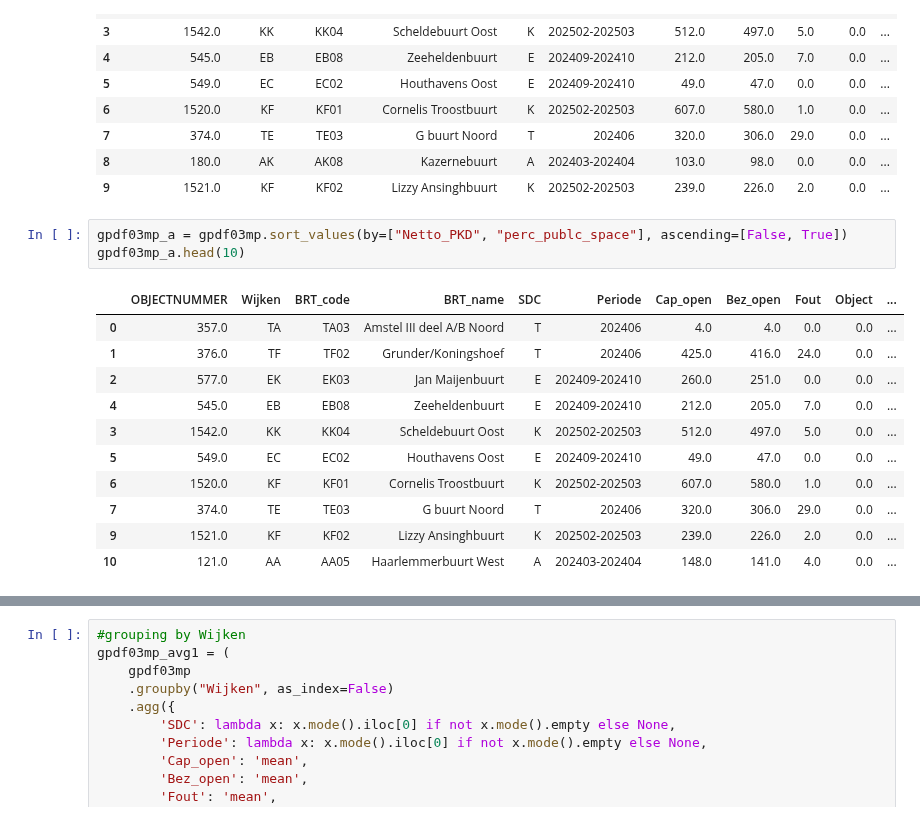
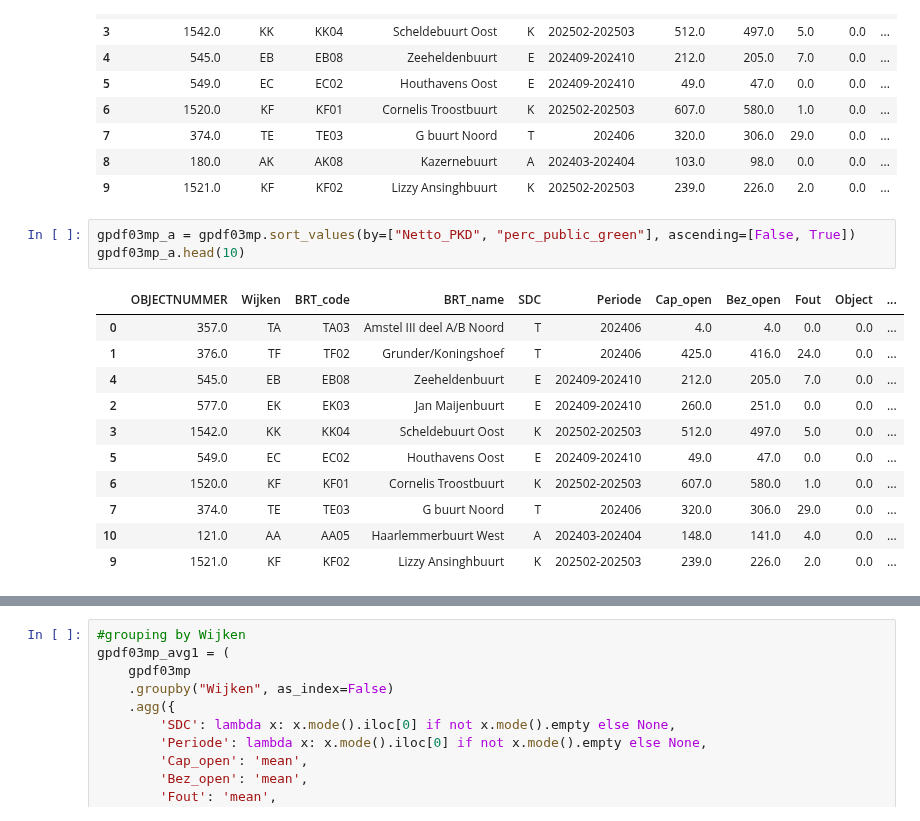
Before and after one commit to bram-villanueva/paper_project, a Jupyter notebook: park_prs_and_green.ipynb, the cells around one changed output, grey strips where cells are left out. Saved outputs shown, nothing was run; the diff lists cells and outputs as text.

```diff
--- a/park_prs_and_green.ipynb
+++ b/park_prs_and_green.ipynb
@@ -274,18 +274,18 @@ gpdf03mp.head(10)
 | 8 | 180.0 | AK | AK08 | Kazernebuurt | A | 202403-202404 | 103.0 | 98.0 | 0.0 | 0.0 | ... |
 | 9 | 1521.0 | KF | KF02 | Lizzy Ansinghbuurt | K | 202502-202503 | 239.0 | 226.0 | 2.0 | 0.0 | ... |
 # %%
-gpdf03mp_a = gpdf03mp.sort_values(by=["Netto_PKD", "perc_publc_space"], ascending=[False, True])
+gpdf03mp_a = gpdf03mp.sort_values(by=["Netto_PKD", "perc_public_green"], ascending=[False, True])
 gpdf03mp_a.head(10)
 # %% [output]
 |  | OBJECTNUMMER | Wijken | BRT_code | BRT_name | SDC | Periode | Cap_open | Bez_open | Fout | Object | ... |
 | 0 | 357.0 | TA | TA03 | Amstel III deel A/B Noord | T | 202406 | 4.0 | 4.0 | 0.0 | 0.0 | ... |
 | 1 | 376.0 | TF | TF02 | Grunder/Koningshoef | T | 202406 | 425.0 | 416.0 | 24.0 | 0.0 | ... |
+| 4 | 545.0 | EB | EB08 | Zeeheldenbuurt | E | 202409-202410 | 212.0 | 205.0 | 7.0 | 0.0 | ... |
 | 2 | 577.0 | EK | EK03 | Jan Maijenbuurt | E | 202409-202410 | 260.0 | 251.0 | 0.0 | 0.0 | ... |
-| 4 | 545.0 | EB | EB08 | Zeeheldenbuurt | E | 202409-202410 | 212.0 | 205.0 | 7.0 | 0.0 | ... |
 | 3 | 1542.0 | KK | KK04 | Scheldebuurt Oost | K | 202502-202503 | 512.0 | 497.0 | 5.0 | 0.0 | ... |
 | 5 | 549.0 | EC | EC02 | Houthavens Oost | E | 202409-202410 | 49.0 | 47.0 | 0.0 | 0.0 | ... |
 | 6 | 1520.0 | KF | KF01 | Cornelis Troostbuurt | K | 202502-202503 | 607.0 | 580.0 | 1.0 | 0.0 | ... |
 | 7 | 374.0 | TE | TE03 | G buurt Noord | T | 202406 | 320.0 | 306.0 | 29.0 | 0.0 | ... |
+| 10 | 121.0 | AA | AA05 | Haarlemmerbuurt West | A | 202403-202404 | 148.0 | 141.0 | 4.0 | 0.0 | ... |
 | 9 | 1521.0 | KF | KF02 | Lizzy Ansinghbuurt | K | 202502-202503 | 239.0 | 226.0 | 2.0 | 0.0 | ... |
-| 10 | 121.0 | AA | AA05 | Haarlemmerbuurt West | A | 202403-202404 | 148.0 | 141.0 | 4.0 | 0.0 | ... |
 # %%
```
Also changed, not shown: parts of 2 cells of this notebook.
